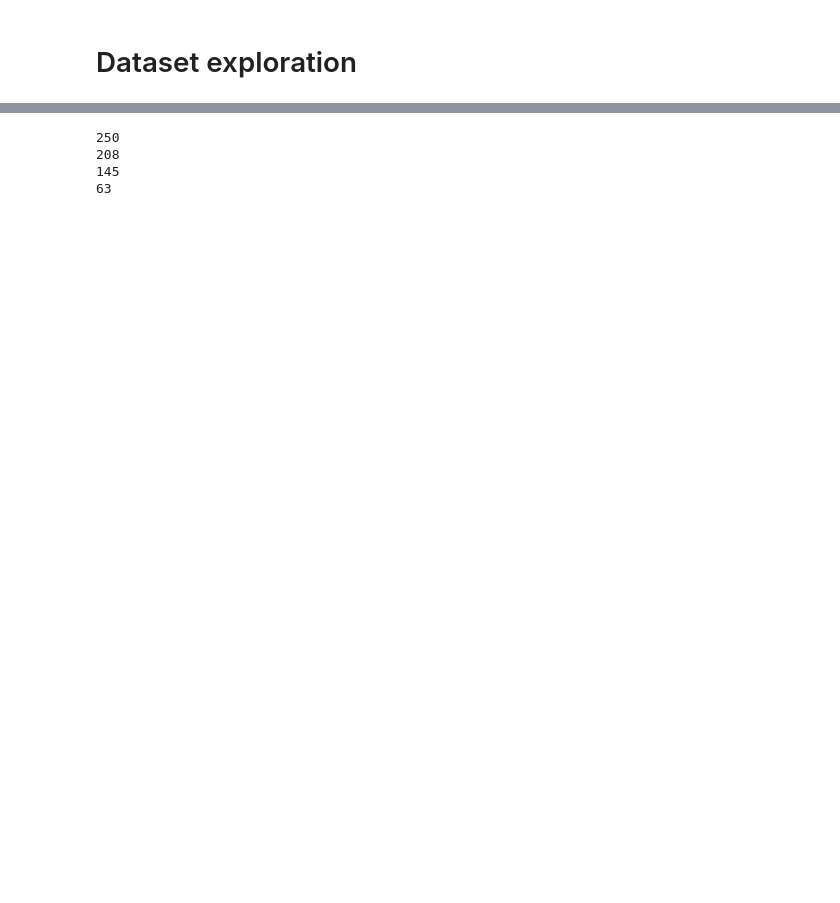
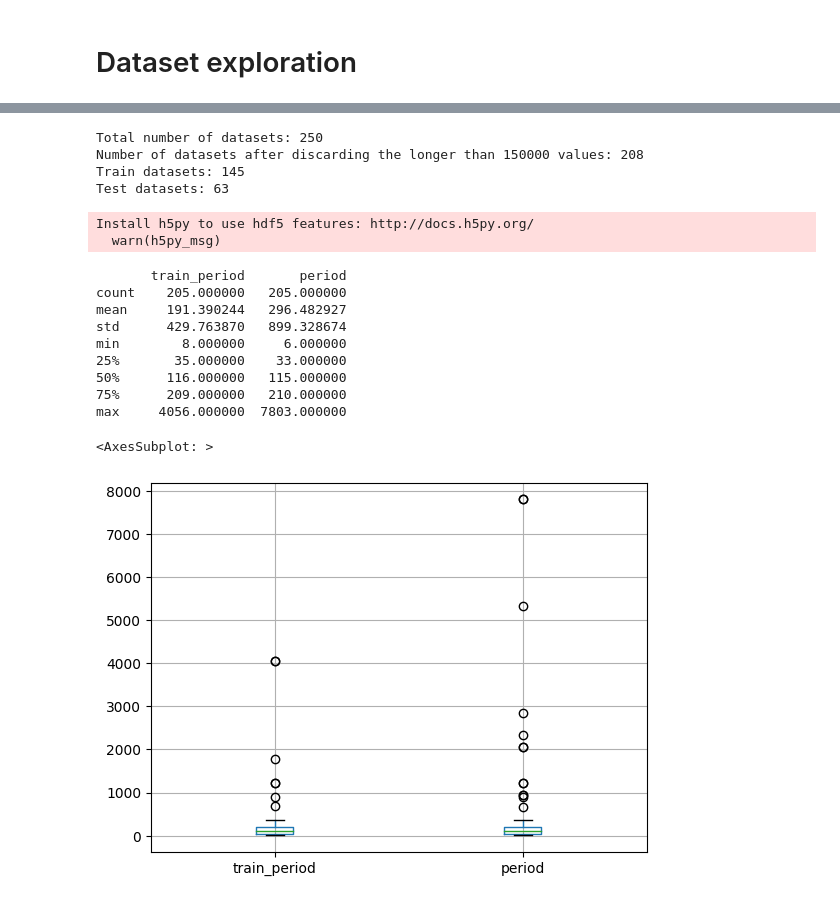
Before and after one commit to NevoleMarek/automltsad, a Jupyter notebook: examples/dataset_exploration.ipynb, the cells around one changed output, grey strips where cells are left out. Drawn from its saved outputs; the diff is of its cells as text; code cells hidden in the pictures; blank space fills up the shorter version.

```diff
--- a/examples/dataset_exploration.ipynb
+++ b/examples/dataset_exploration.ipynb
@@ -110,19 +139,15 @@ fig.subplots_adjust(hspace=0.05, wspace=0.02)
 # %%
 from sklearn.model_selection import train_test_split
-print(len(df))
-sdf = df[df['length']<150000]
-print(len(sdf))
+print(f'Total number of datasets: {len(df)}')
+print(f'Number of datasets after discarding the longer than 150000 values: {len(df_smaller)}')
 
-train, test = train_test_split(sdf['name'].values, test_size=0.3, random_state=SEED)
-print(len(train))
-print(len(test))
-# with open('./train.txt', 'w') as f_train:
-#     f_train.writelines([str(f)+'\n' for f in train])
-
-# with open('./test.txt', 'w') as f_test:
-#     f_test.writelines([str(f)+'\n' for f in test])
+train, test = train_test_split(df_smaller['name'].values, test_size=0.3, random_state=SEED)
+print(f'Train datasets: {len(train)}')
+print(f'Test datasets: {len(test)}')
+np.savetxt('./data/train.txt', train, delimiter='\n', fmt='%s')
+np.savetxt('./data/test.txt', test, delimiter='\n', fmt='%s')
 # %% [output]
-250
-208
-145
-63
+Total number of datasets: 250
+Number of datasets after discarding the longer than 150000 values: 208
+Train datasets: 145
+Test datasets: 63
@@ -128,0 +157,47 @@ print(len(test))
+# %%
+from automltsad.utils import Autoperiod
+import multiprocessing
+import tqdm
+import pandas as pd
+
+files = train + test
+
+def task(file):
+    start, a_start, a_end = [
+        int(i) for i in file.split('.')[0].split('_')[-3:]
+    ]
+    ts = np.loadtxt(f'./data/datasets/{file}')
+    traints = ts[:start]
+    train_period = Autoperiod(traints).period
+    period = Autoperiod(ts).period
+    return file, train_period, period
+
+
+periods = []
+
+# with multiprocessing.Pool(processes=6) as pool:
+#     results = list(tqdm.tqdm(pool.imap(task, files), total=len(files)))
+
+# pd.DataFrame(
+#     results,
+#     columns=['name', 'train_period', 'period']
+# ).to_csv('./data/period.csv', index=False)
+# %% [output]
+Install h5py to use hdf5 features: http://docs.h5py.org/
+  warn(h5py_msg)
+# %%
+df_periods = pd.read_csv('./data/period.csv')
+print(df_periods.describe())
+df_periods.boxplot()
+# %% [output]
+       train_period       period
+count    205.000000   205.000000
+mean     191.390244   296.482927
+std      429.763870   899.328674
+min        8.000000     6.000000
+25%       35.000000    33.000000
+50%      116.000000   115.000000
+75%      209.000000   210.000000
+max     4056.000000  7803.000000
+<AxesSubplot: >
+[figure, added]
```
Also changed, not shown: parts of 15 cells of this notebook, 11 other files.
